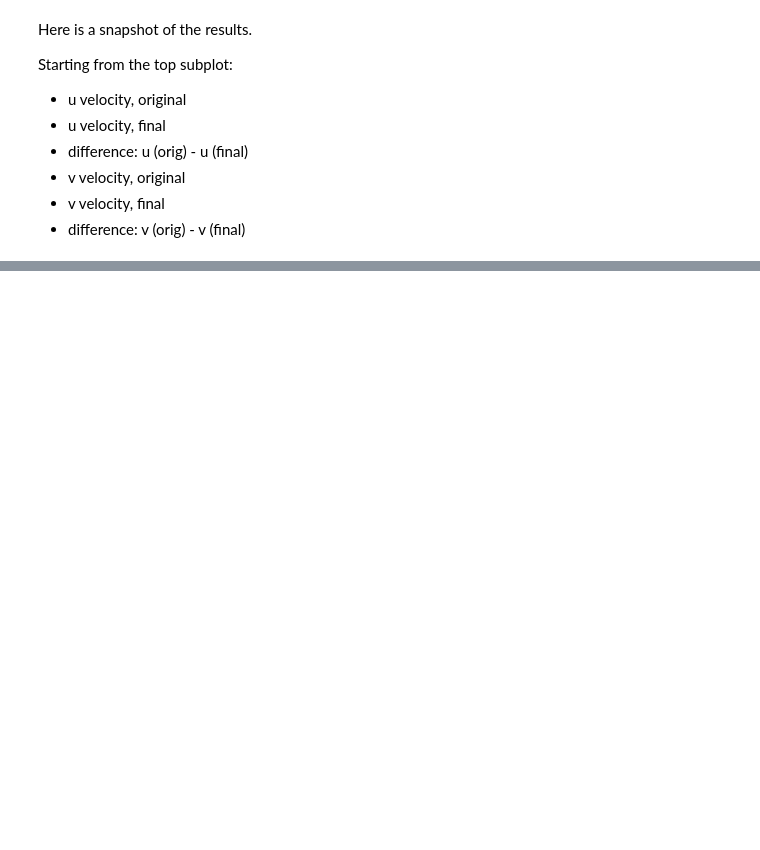
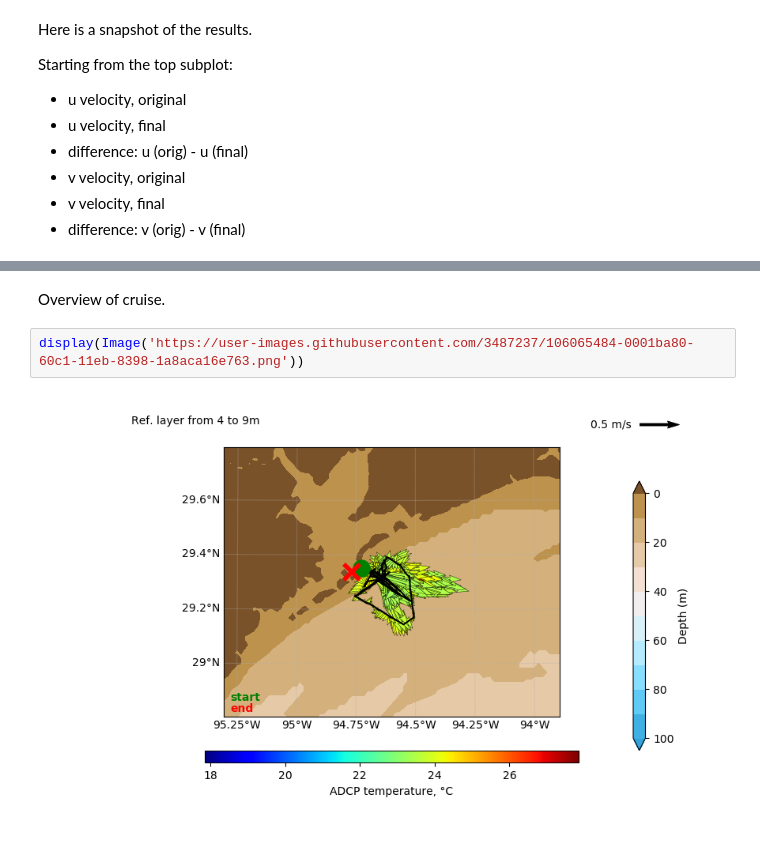
Before and after one commit to kthyng/adcp, a Jupyter notebook: processed_data/PS18_15_Thyng/wh1200.ipynb, the cells around one changed output, grey strips where cells are left out. Cells and saved outputs as stored; diff of their text form; blank space fills up the shorter version.

```diff
--- a/processed_data/PS18_15_Thyng/wh1200.ipynb
+++ b/processed_data/PS18_15_Thyng/wh1200.ipynb
@@ -1066,0 +888,6 @@ Starting from the top subplot:
+# %% [markdown]
+Overview of cruise.
+# %%
+display(Image('https://user-images.githubusercontent.com/3487237/106065484-0001ba80-60c1-11eb-8398-1a8aca16e763.png'))
+# %% [output]
+[figure, added]
```
Also changed, not shown: parts of 30 cells of this notebook.
